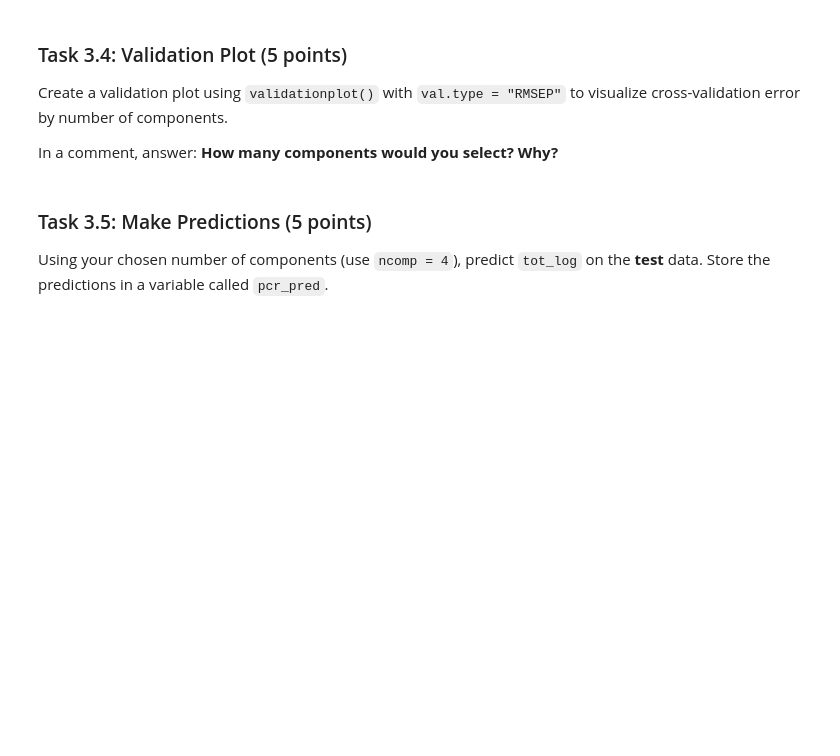
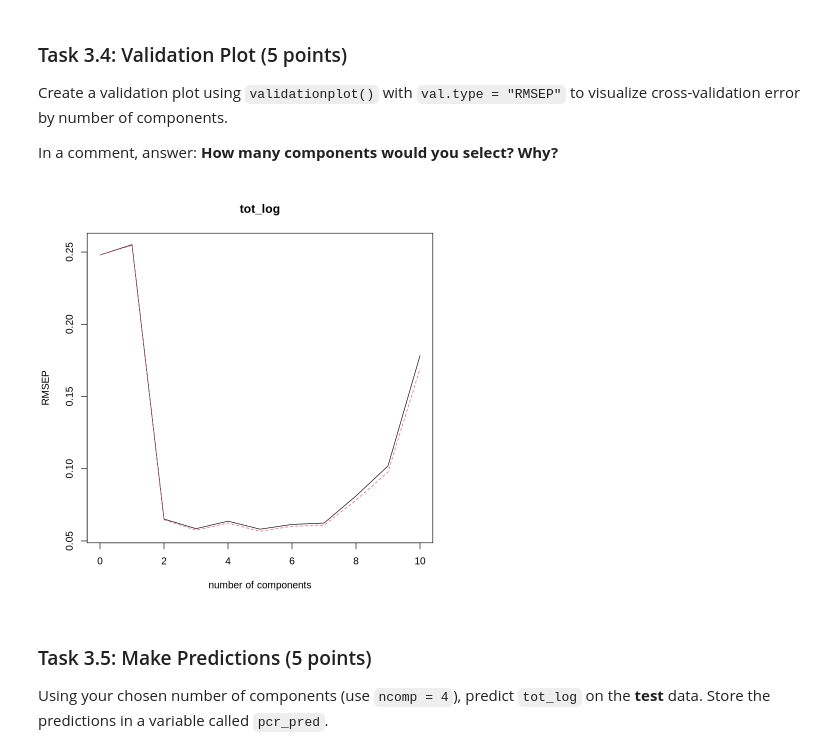
Before and after one commit to Mihir-Singh06/MS3313-SINGH-V3, a Jupyter notebook: Homework/module_3_dimension_reduction_assignment.ipynb, the cells around one changed output. Cells and saved outputs as stored; diff of their text form; code cells hidden in the pictures; blank space fills up the shorter version.

```diff
--- a/Homework/module_3_dimension_reduction_assignment.ipynb
+++ b/Homework/module_3_dimension_reduction_assignment.ipynb
@@ -214,4 +366,10 @@ PCR combines PCA with regression — useful when your predictors are correlated.
 
 Load both `PCR_TRAIN DATA.csv` and `PCR_TEST DATA.csv` from the `data/module_3/` folder. Store them as `pcr_train` and `pcr_test`. Display the dimensions and first few rows of the training set.
 # %%
-# YOUR CODE HERE
+
+pcr_train <- read.csv("../data/module_3/PCR_TRAIN DATA.csv")
+pcr_test  <- read.csv("../data/module_3/PCR_TEST DATA.csv")
+
+dim(pcr_train)
+
+head(pcr_train)
@@ -230,4 +424,10 @@ Fit a PCR model predicting `tot_log` from `f1` through `f10` using the training
 
 Display the model summary.
 # %%
-# YOUR CODE HERE
+
+pcr_model <- pcr(tot_log ~ .,
+                 data = pcr_train[, c("tot_log", paste0("f", 1:10))],
+                 scale = TRUE,
+                 validation = "CV")
+
+summary(pcr_model)
@@ -238,7 +456,25 @@ Create a validation plot using `validationplot()` with `val.type = "RMSEP"` to v
 
 In a comment, answer: **How many components would you select? Why?**
 # %%
-# YOUR CODE HERE
+
+validationplot(pcr_model, val.type = "RMSEP")
+
+# ------------------------------------------------------------
+# Interpretation of Validation Plot
+# ------------------------------------------------------------
+
+# Based on the validation plot, I would select the number of components
+# where the RMSEP is minimized.
+
+# Typically, this occurs at around 2–4 components (depending on the plot).
+# After this point, adding more components does not significantly reduce error
+# and may lead to overfitting.
+
+# Therefore, I would choose the smallest number of components that gives
+# the lowest RMSEP or where the curve begins to flatten (elbow point),
+# ensuring a balance between model accuracy and simplicity.
+# %% [output]
+[figure, added]
 # %% [markdown]
 ### Task 3.5: Make Predictions (5 points)
 
```
Also changed, not shown: parts of 17 cells of this notebook.
